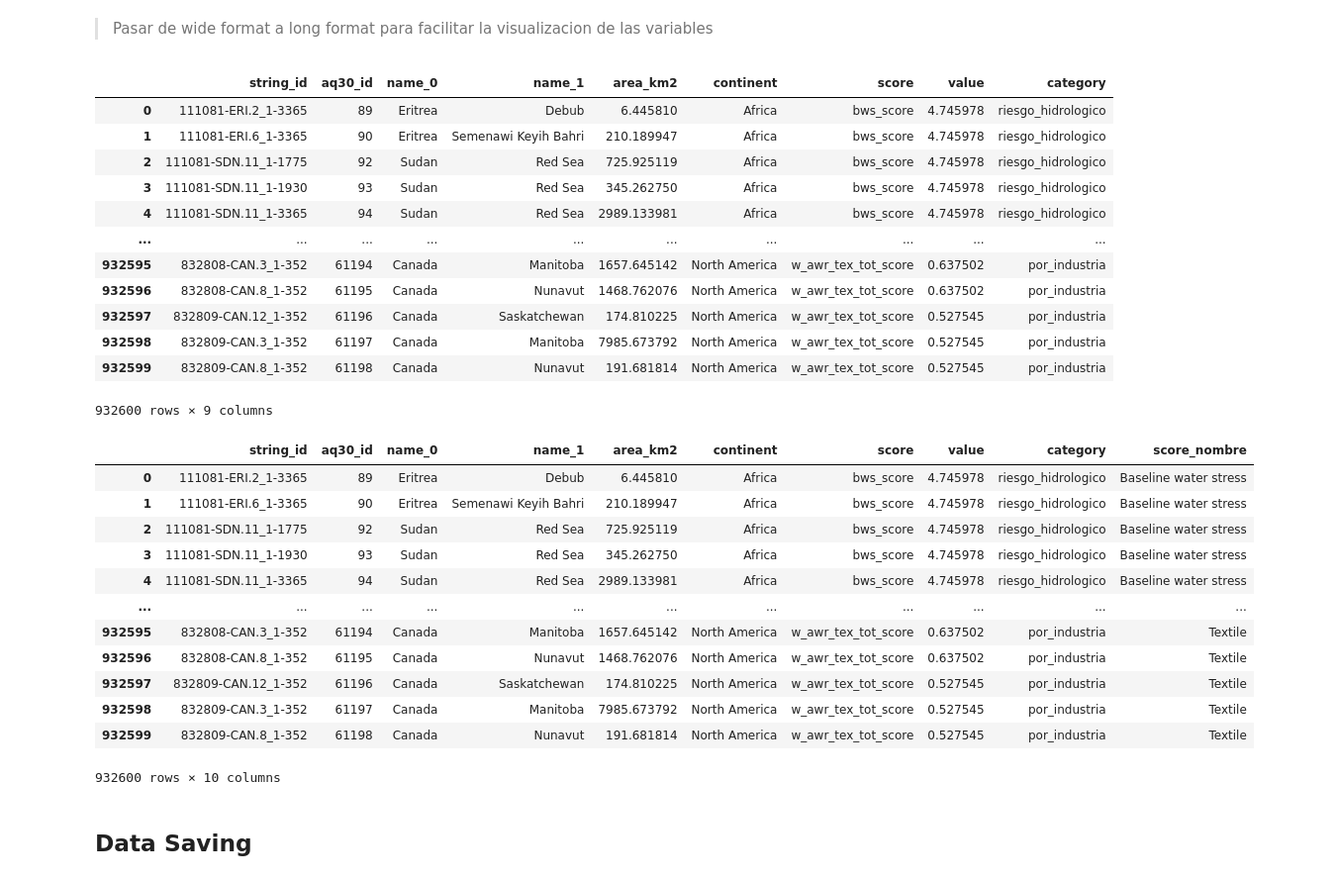
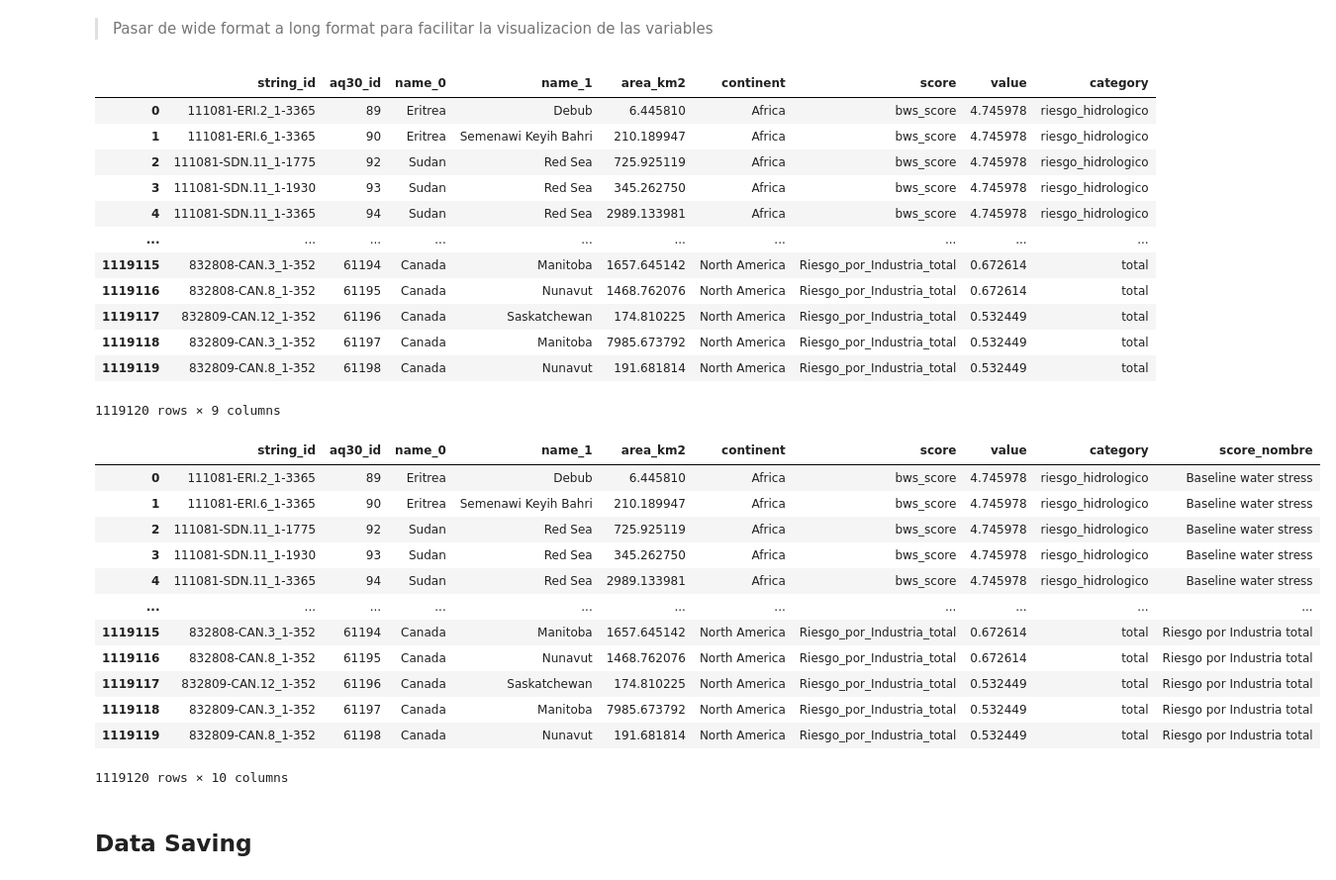
Before and after one commit to wolfzbp/Global-Water-Indicators-based-on-Aqueduct-4.0, a Jupyter notebook: data_cleaning.ipynb, the cells around one changed output. Shown at 99% size. Cells and saved outputs as stored; diff of their text form; code cells hidden in the pictures.

Commit message:
data_cleaning con average total de los 4 riesgos

```diff
--- a/data_cleaning.ipynb
+++ b/data_cleaning.ipynb
@@ -375,3 +375,11 @@ Name: name_0, dtype: int64
 df_cleaned[df_cleaned['continent'].isna()]['name_0'].unique()
 # %% [output]
 array([], dtype=object)
+# %%
+# Creación de Macro-indicadores
+
+df_cleaned['Riesgo_Hidrologico_total'] = df_cleaned[riesgo_hidrologico].mean(axis=1)
+df_cleaned['Riesgo_Eventos_total'] = df_cleaned[eventos_hidrologicos].mean(axis=1)
+df_cleaned['Riesgo_Calidad_Agua_total'] = df_cleaned[calidad_agua].mean(axis=1)
+df_cleaned['Riesgo_por_Industria_total'] = df_cleaned[por_industria].mean(axis=1)
+df_cleaned[df_cleaned['continent'] == 'Africa']
@@ -380,6 +402,7 @@ array([], dtype=object)
 # %% [markdown]
 > Pasar de wide format a long format para facilitar la visualizacion de las variables
 # %%
+totales = ['Riesgo_Hidrologico_total', 'Riesgo_Eventos_total', 'Riesgo_Calidad_Agua_total', 'Riesgo_por_Industria_total']
 # Diccionario score -> categoria
 mapa_categorias = {}
 
@@ -394,6 +417,9 @@ for col in calidad_agua:
 
 for col in por_industria:
     mapa_categorias[col] = "por_industria"
+
+for col in totales:
+    mapa_categorias[col] = "total"
 
 # Todas las columnas score
 score_cols = list(mapa_categorias.keys())
@@ -422,52 +448,56 @@ df_long
 | 3 | 111081-SDN.11_1-1930 | 93 | Sudan | Red Sea | 345.262750 | Africa | bws_score | 4.745978 | riesgo_hidrologico |
 | 4 | 111081-SDN.11_1-3365 | 94 | Sudan | Red Sea | 2989.133981 | Africa | bws_score | 4.745978 | riesgo_hidrologico |
 | ... | ... | ... | ... | ... | ... | ... | ... | ... | ... |
-| 932595 | 832808-CAN.3_1-352 | 61194 | Canada | Manitoba | 1657.645142 | North America | w_awr_tex_tot_score | 0.637502 | por_industria |
-| 932596 | 832808-CAN.8_1-352 | 61195 | Canada | Nunavut | 1468.762076 | North America | w_awr_tex_tot_score | 0.637502 | por_industria |
-| 932597 | 832809-CAN.12_1-352 | 61196 | Canada | Saskatchewan | 174.810225 | North America | w_awr_tex_tot_score | 0.527545 | por_industria |
-| 932598 | 832809-CAN.3_1-352 | 61197 | Canada | Manitoba | 7985.673792 | North America | w_awr_tex_tot_score | 0.527545 | por_industria |
-| 932599 | 832809-CAN.8_1-352 | 61198 | Canada | Nunavut | 191.681814 | North America | w_awr_tex_tot_score | 0.527545 | por_industria |
+| 1119115 | 832808-CAN.3_1-352 | 61194 | Canada | Manitoba | 1657.645142 | North America | Riesgo_por_Industria_total | 0.672614 | total |
+| 1119116 | 832808-CAN.8_1-352 | 61195 | Canada | Nunavut | 1468.762076 | North America | Riesgo_por_Industria_total | 0.672614 | total |
+| 1119117 | 832809-CAN.12_1-352 | 61196 | Canada | Saskatchewan | 174.810225 | North America | Riesgo_por_Industria_total | 0.532449 | total |
+| 1119118 | 832809-CAN.3_1-352 | 61197 | Canada | Manitoba | 7985.673792 | North America | Riesgo_por_Industria_total | 0.532449 | total |
+| 1119119 | 832809-CAN.8_1-352 | 61198 | Canada | Nunavut | 191.681814 | North America | Riesgo_por_Industria_total | 0.532449 | total |
-932600 rows × 9 columns
+1119120 rows × 9 columns
 # %%
 mapa_nombres = {
     "bws_score": "Baseline water stress",
     "bwd_score": "Water depletion",
     "iav_score": "Interannual variability",
     "sev_score": "Seasonal variability",
     "drr_score": "Drought risk",
     "rfr_score": "River flood risk",
     "cfr_score": "Coastal flood risk",
     "ucw_score": "Untreated wastewater",
     "cep_score": "Coastal eutrophication",
     "udw_score": "No drinking water",
     "usa_score": "No sanitation",
     "w_awr_agr_tot_score": "Agriculture",
     "w_awr_che_tot_score": "Chemicals",
     "w_awr_con_tot_score": "Construction materials",
     "w_awr_elp_tot_score": "Electric power",
     "w_awr_fnb_tot_score": "Food & beverage",
     "w_awr_min_tot_score": "Mining",
     "w_awr_ong_tot_score": "Oil & gas",
     "w_awr_smc_tot_score": "Semiconductor",
-    "w_awr_tex_tot_score": "Textile"
+    "w_awr_tex_tot_score": "Textile",
+    "Riesgo_Hidrologico_total": "Riesgo Hidrológico total",
+    "Riesgo_Eventos_total": "Riesgo Eventos total",
+    "Riesgo_Calidad_Agua_total": "Riesgo Calidad Agua total",
+    "Riesgo_por_Industria_total": "Riesgo por Industria total"
 }
 
 df_long["score_nombre"] = df_long["score"].map(mapa_nombres)
 df_long
 # %% [output]
 |  | string_id | aq30_id | name_0 | name_1 | area_km2 | continent | score | value | category | score_nombre |
 | 0 | 111081-ERI.2_1-3365 | 89 | Eritrea | Debub | 6.445810 | Africa | bws_score | 4.745978 | riesgo_hidrologico | Baseline water stress |
 | 1 | 111081-ERI.6_1-3365 | 90 | Eritrea | Semenawi Keyih Bahri | 210.189947 | Africa | bws_score | 4.745978 | riesgo_hidrologico | Baseline water stress |
 | 2 | 111081-SDN.11_1-1775 | 92 | Sudan | Red Sea | 725.925119 | Africa | bws_score | 4.745978 | riesgo_hidrologico | Baseline water stress |
 | 3 | 111081-SDN.11_1-1930 | 93 | Sudan | Red Sea | 345.262750 | Africa | bws_score | 4.745978 | riesgo_hidrologico | Baseline water stress |
 | 4 | 111081-SDN.11_1-3365 | 94 | Sudan | Red Sea | 2989.133981 | Africa | bws_score | 4.745978 | riesgo_hidrologico | Baseline water stress |
 | ... | ... | ... | ... | ... | ... | ... | ... | ... | ... | ... |
-| 932595 | 832808-CAN.3_1-352 | 61194 | Canada | Manitoba | 1657.645142 | North America | w_awr_tex_tot_score | 0.637502 | por_industria | Textile |
-| 932596 | 832808-CAN.8_1-352 | 61195 | Canada | Nunavut | 1468.762076 | North America | w_awr_tex_tot_score | 0.637502 | por_industria | Textile |
-| 932597 | 832809-CAN.12_1-352 | 61196 | Canada | Saskatchewan | 174.810225 | North America | w_awr_tex_tot_score | 0.527545 | por_industria | Textile |
-| 932598 | 832809-CAN.3_1-352 | 61197 | Canada | Manitoba | 7985.673792 | North America | w_awr_tex_tot_score | 0.527545 | por_industria | Textile |
-| 932599 | 832809-CAN.8_1-352 | 61198 | Canada | Nunavut | 191.681814 | North America | w_awr_tex_tot_score | 0.527545 | por_industria | Textile |
+| 1119115 | 832808-CAN.3_1-352 | 61194 | Canada | Manitoba | 1657.645142 | North America | Riesgo_por_Industria_total | 0.672614 | total | Riesgo por Industria total |
+| 1119116 | 832808-CAN.8_1-352 | 61195 | Canada | Nunavut | 1468.762076 | North America | Riesgo_por_Industria_total | 0.672614 | total | Riesgo por Industria total |
+| 1119117 | 832809-CAN.12_1-352 | 61196 | Canada | Saskatchewan | 174.810225 | North America | Riesgo_por_Industria_total | 0.532449 | total | Riesgo por Industria total |
+| 1119118 | 832809-CAN.3_1-352 | 61197 | Canada | Manitoba | 7985.673792 | North America | Riesgo_por_Industria_total | 0.532449 | total | Riesgo por Industria total |
+| 1119119 | 832809-CAN.8_1-352 | 61198 | Canada | Nunavut | 191.681814 | North America | Riesgo_por_Industria_total | 0.532449 | total | Riesgo por Industria total |
-932600 rows × 10 columns
+1119120 rows × 10 columns
 # %% [markdown]
 ## **Data Saving**
 # %% [markdown]
```
Also changed, not shown: parts of 1 cell of this notebook.
